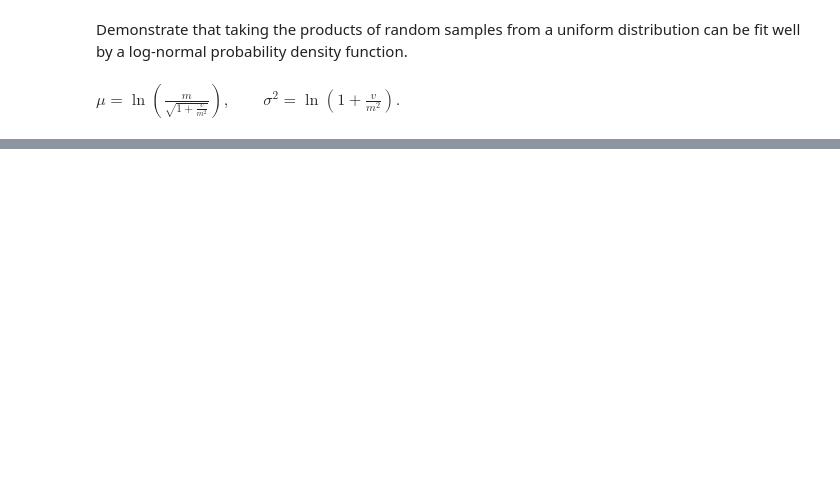
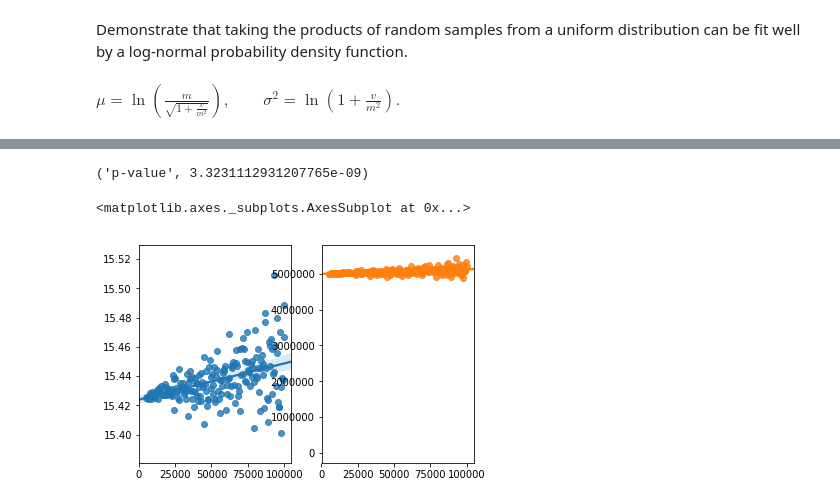
Before and after one commit to Kollanda/Python, a Jupyter notebook: Disclaimer Workbook.ipynb, the cells around one changed output, grey strips where cells are left out. Cells and saved outputs as stored; diff of their text form; code cells hidden in the pictures; blank space fills up the shorter version.

```diff
--- a/Disclaimer Workbook.ipynb
+++ b/Disclaimer Workbook.ipynb
@@ -391,0 +557,18 @@ For example, if you apply any logarithmic transformation to a set of data, the m
+# %%
+name = ['Lagrange multiplier statistic', 'p-value',
+        'f-value', 'f p-value']
+test = sms.het_breuschpagan(results_log.resid, results_log.model.exog)
+lzip(name, test)[1]
+# %% [output]
+('p-value', 3.3231112931207765e-09)
+# %%
+import seaborn as sns
+
+# Two subplots
+fig, (ax1, ax2) = plt.subplots(ncols=2, sharex=False, sharey=False)
+
+sns.regplot(x, y_log, data=df, ax = ax1)
+sns.regplot(x, y, data=df, ax = ax2)
+# %% [output]
+<matplotlib.axes._subplots.AxesSubplot at 0x...>
+[figure, added]
```
Also changed, not shown: parts of 37 cells of this notebook.
